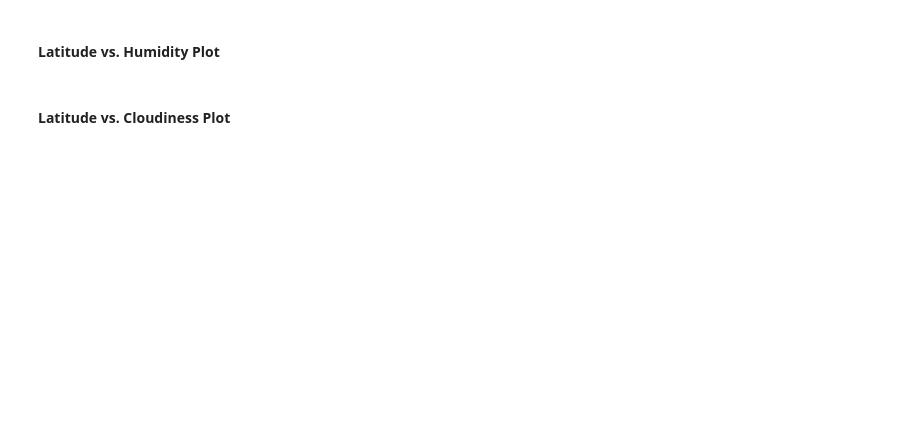
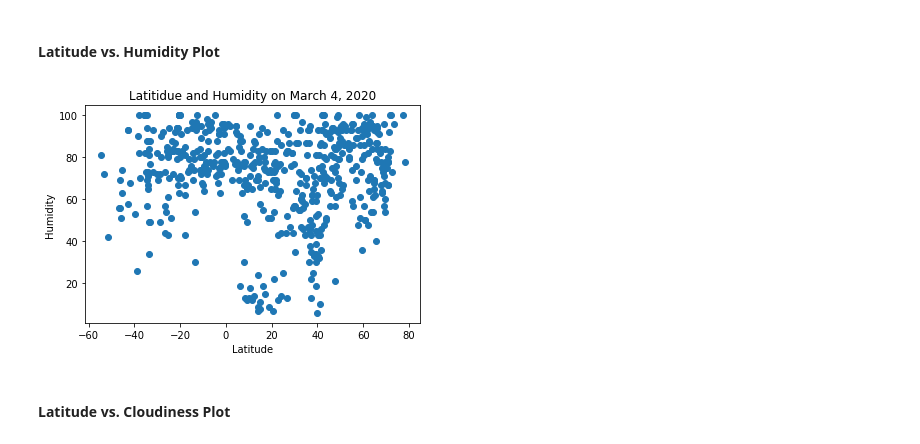
Before and after one commit to cjsheffler/api-homework, a Jupyter notebook: WeatherPy/WeatherPy.ipynb, the cells around one changed output. Saved outputs shown, nothing was run; the diff lists cells and outputs as text; code cells hidden in the pictures; blank space fills up the shorter version.

```diff
--- a/WeatherPy/WeatherPy.ipynb
+++ b/WeatherPy/WeatherPy.ipynb
@@ -142,4 +150,12 @@ display(cities)
 # %% [markdown]
 #### Latitude vs. Humidity Plot
+# %%
+plt.scatter(cities.Lat, cities.Humidity)
+plt.title("Latitidue and Humidity on March 4, 2020")
+plt.xlabel("Latitude")
+plt.ylabel("Humidity")
+plt.show()
+# %% [output]
+[figure, added]
 # %% [markdown]
 #### Latitude vs. Cloudiness Plot
```
Also changed, not shown: parts of 16 cells of this notebook, 1 other file.
